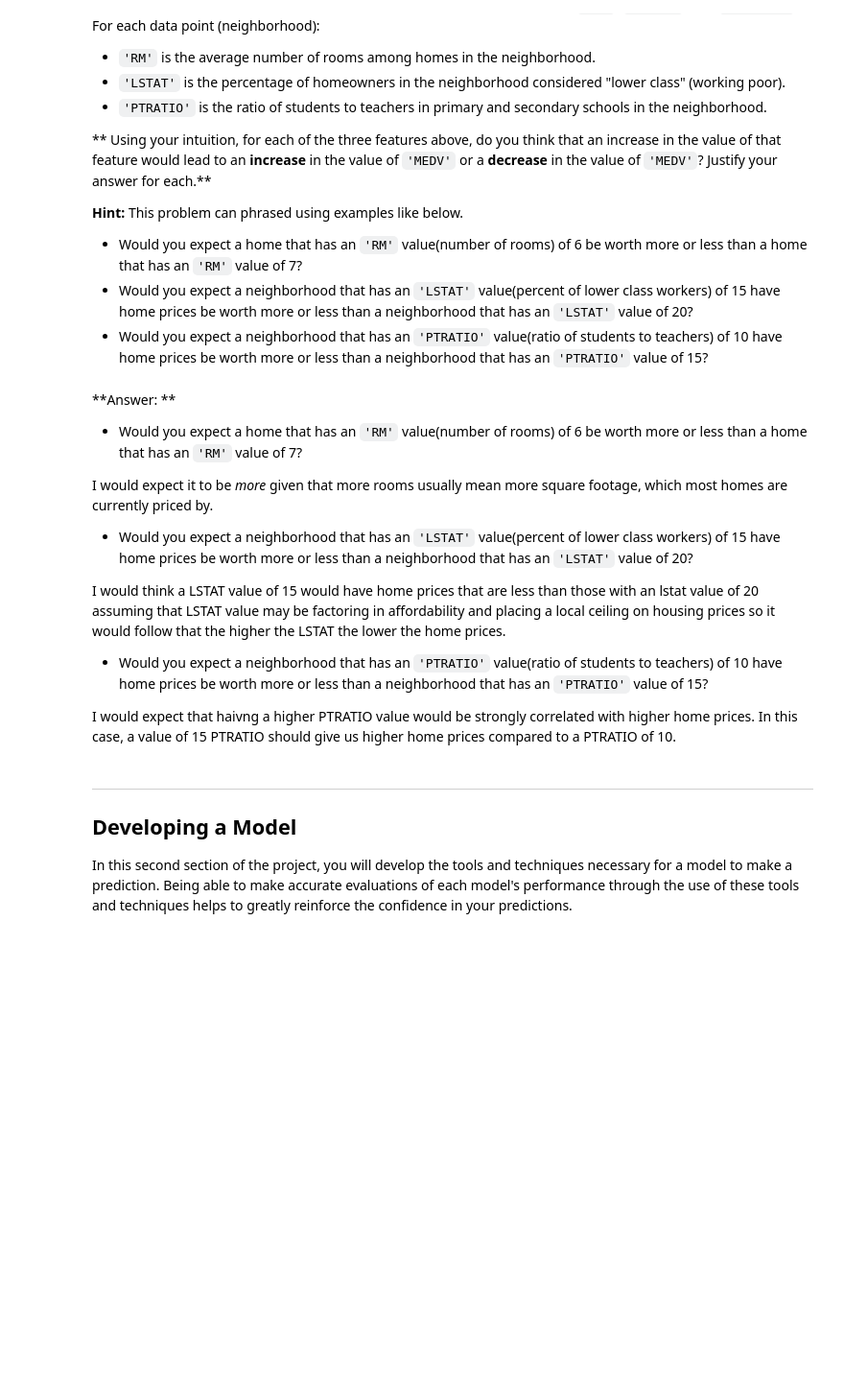
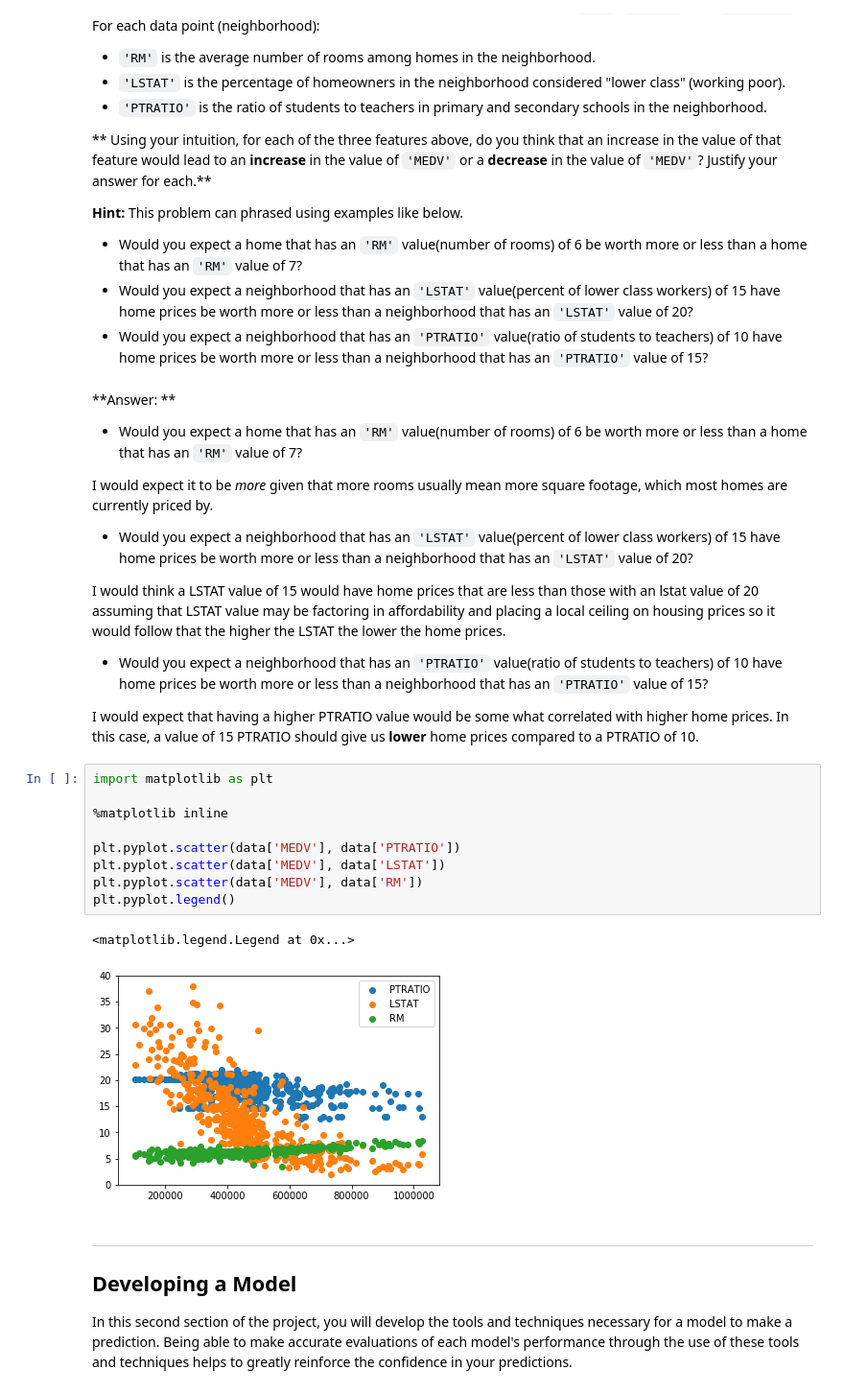
Before and after one commit to christianramsey/reviewproject2, a Jupyter notebook: boston_housing.ipynb, the cells around one changed output. Shown: that part at 96% size. Drawn from its saved outputs; the diff is of its cells as text; blank space fills up the shorter version.

```diff
--- a/boston_housing.ipynb
+++ b/boston_housing.ipynb
@@ -117,7 +117,19 @@ I would think a LSTAT value of 15 would have home prices that are less than thos
 
 * Would you expect a neighborhood that has an `'PTRATIO'` value(ratio of students to teachers) of 10 have home prices be worth more or less than a neighborhood that has an `'PTRATIO'` value of 15?
 
-I would expect that haivng a higher PTRATIO value would be strongly correlated with higher home prices. In this case, a value of 15 PTRATIO  should give us higher home prices compared to a PTRATIO of 10.
+I would expect that having a higher PTRATIO value would be some what correlated with higher home prices. In this case, a value of 15 PTRATIO  should give us **lower** home prices compared to a PTRATIO of 10.
+# %%
+import matplotlib as plt
+
+%matplotlib inline
+
+plt.pyplot.scatter(data['MEDV'], data['PTRATIO'])
+plt.pyplot.scatter(data['MEDV'], data['LSTAT'])
+plt.pyplot.scatter(data['MEDV'], data['RM'])
+plt.pyplot.legend()
+# %% [output]
+<matplotlib.legend.Legend at 0x...>
+[figure, added]
 # %% [markdown]
 ----
 
```
Also changed, not shown: parts of 4 cells of this notebook, 1 other file.
